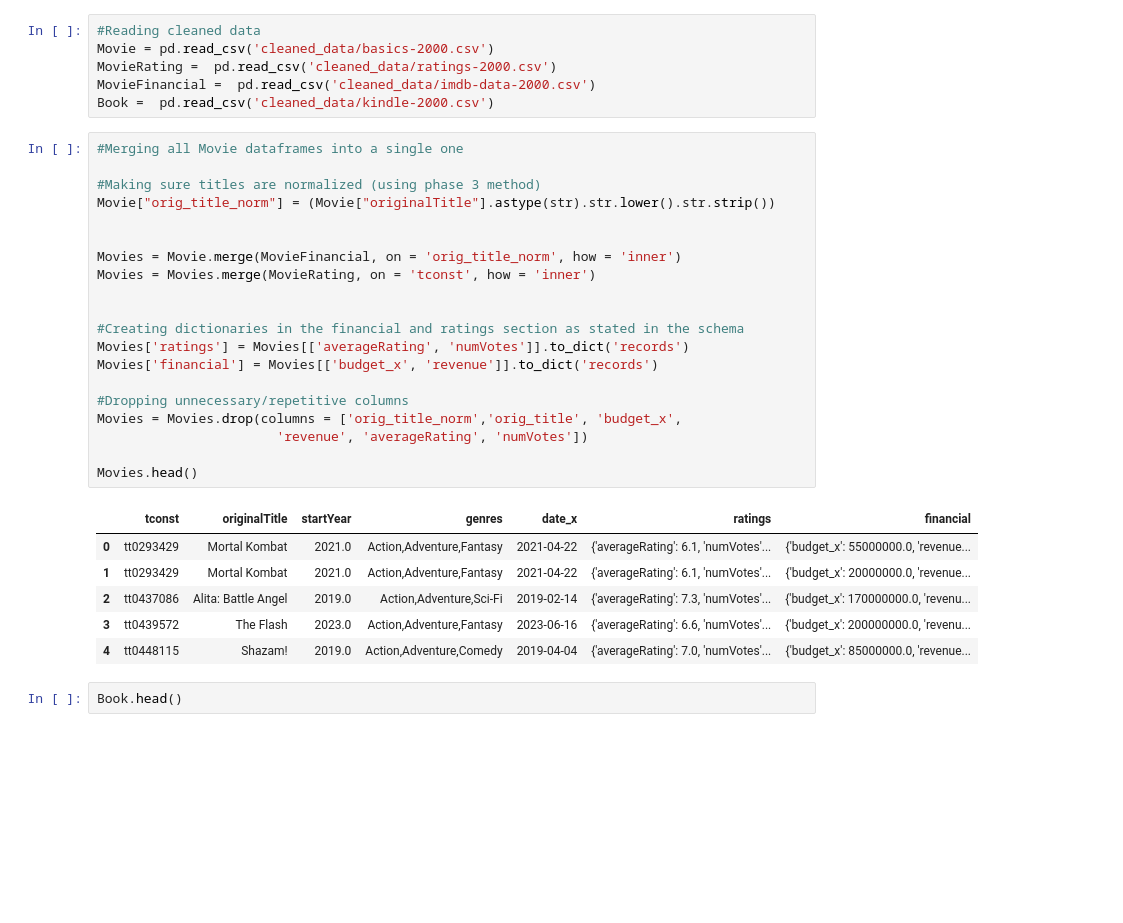
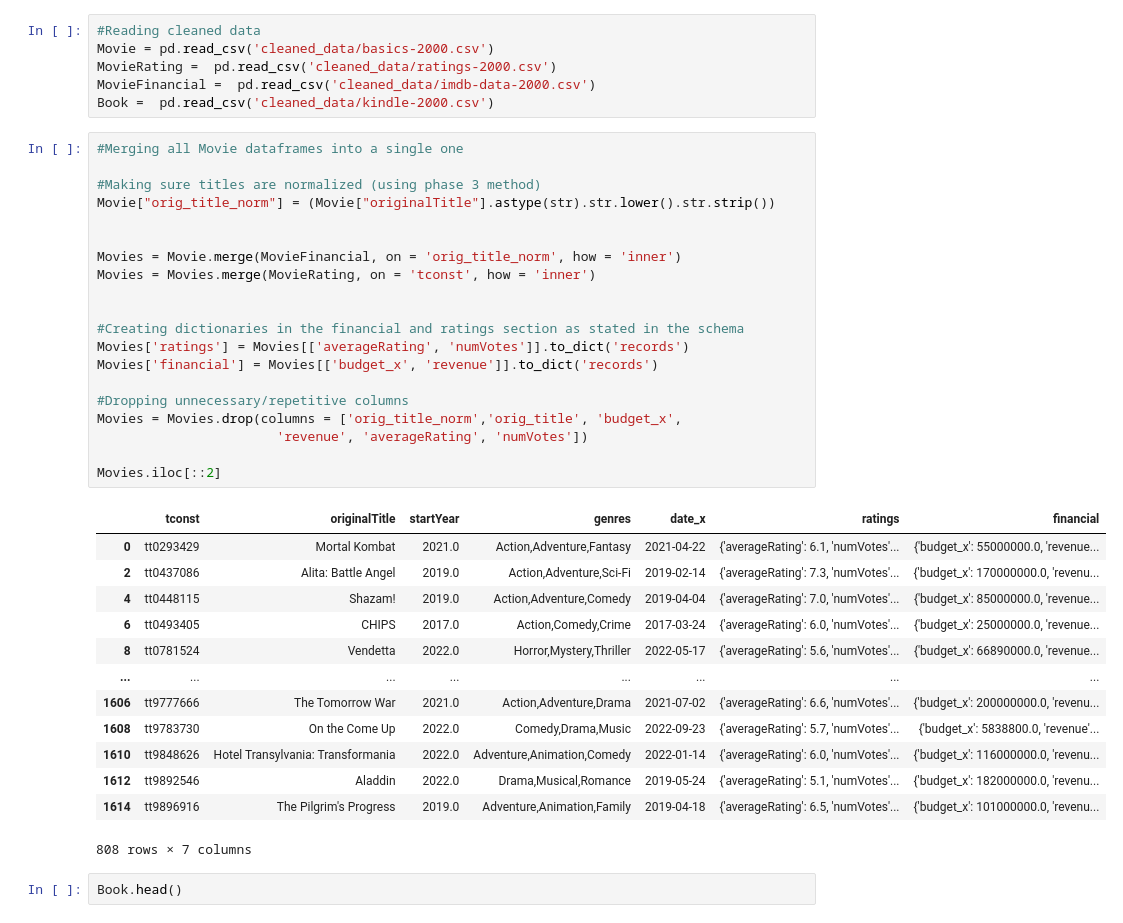
Before and after one commit to e-hdz130504/CPSC368-Phase-4, a Jupyter notebook: Step_3.ipynb, the cells around one changed output. Cells and saved outputs as stored; diff of their text form; blank space fills up the shorter version.

```diff
--- a/Step_3.ipynb
+++ b/Step_3.ipynb
@@ -32,30 +32,37 @@ Book =  pd.read_csv('cleaned_data/kindle-2000.csv')
 # %%
 #Merging all Movie dataframes into a single one
 
 #Making sure titles are normalized (using phase 3 method)
 Movie["orig_title_norm"] = (Movie["originalTitle"].astype(str).str.lower().str.strip())
 
 
 Movies = Movie.merge(MovieFinancial, on = 'orig_title_norm', how = 'inner')
 Movies = Movies.merge(MovieRating, on = 'tconst', how = 'inner')
 
 
 #Creating dictionaries in the financial and ratings section as stated in the schema
 Movies['ratings'] = Movies[['averageRating', 'numVotes']].to_dict('records')
 Movies['financial'] = Movies[['budget_x', 'revenue']].to_dict('records')
 
 #Dropping unnecessary/repetitive columns
 Movies = Movies.drop(columns = ['orig_title_norm','orig_title', 'budget_x',
                        'revenue', 'averageRating', 'numVotes'])
 
-Movies.head()
+Movies.iloc[::2]
 # %% [output]
 |  | tconst | originalTitle | startYear | genres | date_x | ratings | financial |
 | 0 | tt0293429 | Mortal Kombat | 2021.0 | Action,Adventure,Fantasy | 2021-04-22 | {'averageRating': 6.1, 'numVotes'... | {'budget_x': 55000000.0, 'revenue... |
-| 1 | tt0293429 | Mortal Kombat | 2021.0 | Action,Adventure,Fantasy | 2021-04-22 | {'averageRating': 6.1, 'numVotes'... | {'budget_x': 20000000.0, 'revenue... |
 | 2 | tt0437086 | Alita: Battle Angel | 2019.0 | Action,Adventure,Sci-Fi | 2019-02-14 | {'averageRating': 7.3, 'numVotes'... | {'budget_x': 170000000.0, 'revenu... |
-| 3 | tt0439572 | The Flash | 2023.0 | Action,Adventure,Fantasy | 2023-06-16 | {'averageRating': 6.6, 'numVotes'... | {'budget_x': 200000000.0, 'revenu... |
 | 4 | tt0448115 | Shazam! | 2019.0 | Action,Adventure,Comedy | 2019-04-04 | {'averageRating': 7.0, 'numVotes'... | {'budget_x': 85000000.0, 'revenue... |
+| 6 | tt0493405 | CHIPS | 2017.0 | Action,Comedy,Crime | 2017-03-24 | {'averageRating': 6.0, 'numVotes'... | {'budget_x': 25000000.0, 'revenue... |
+| 8 | tt0781524 | Vendetta | 2022.0 | Horror,Mystery,Thriller | 2022-05-17 | {'averageRating': 5.6, 'numVotes'... | {'budget_x': 66890000.0, 'revenue... |
+| ... | ... | ... | ... | ... | ... | ... | ... |
+| 1606 | tt9777666 | The Tomorrow War | 2021.0 | Action,Adventure,Drama | 2021-07-02 | {'averageRating': 6.6, 'numVotes'... | {'budget_x': 200000000.0, 'revenu... |
+| 1608 | tt9783730 | On the Come Up | 2022.0 | Comedy,Drama,Music | 2022-09-23 | {'averageRating': 5.7, 'numVotes'... | {'budget_x': 5838800.0, 'revenue'... |
+| 1610 | tt9848626 | Hotel Transylvania: Transformania | 2022.0 | Adventure,Animation,Comedy | 2022-01-14 | {'averageRating': 6.0, 'numVotes'... | {'budget_x': 116000000.0, 'revenu... |
+| 1612 | tt9892546 | Aladdin | 2022.0 | Drama,Musical,Romance | 2019-05-24 | {'averageRating': 5.1, 'numVotes'... | {'budget_x': 182000000.0, 'revenu... |
+| 1614 | tt9896916 | The Pilgrim's Progress | 2019.0 | Adventure,Animation,Family | 2019-04-18 | {'averageRating': 6.5, 'numVotes'... | {'budget_x': 101000000.0, 'revenu... |
+808 rows × 7 columns
 # %%
 Book.head()
 # %% [output]
```
Also changed, not shown: parts of 3 cells of this notebook.
